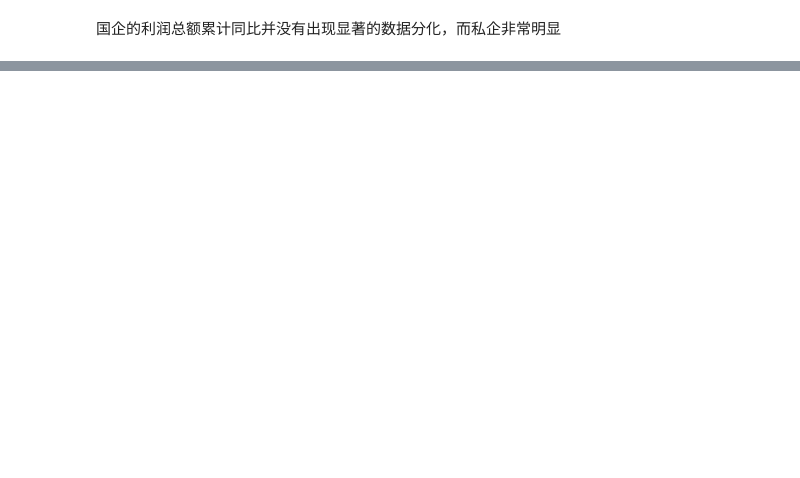
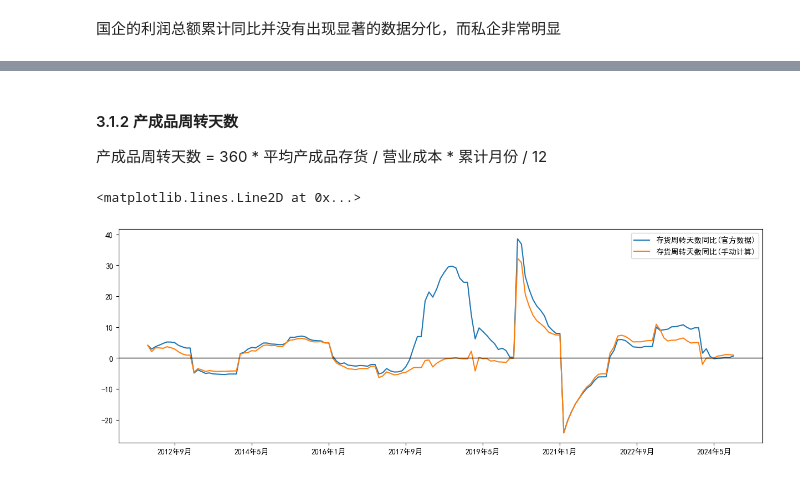
Before and after one commit to kampfer/various-data, a Jupyter notebook: src/researches/jupyter/宏观经济数据分析手册/工业企业财务数据.ipynb, the cells around one changed output, grey strips where cells are left out. Saved outputs shown, nothing was run; the diff lists cells and outputs as text; code cells hidden in the pictures; blank space fills up the shorter version.

```diff
--- a/src/researches/jupyter/宏观经济数据分析手册/工业企业财务数据.ipynb
+++ b/src/researches/jupyter/宏观经济数据分析手册/工业企业财务数据.ipynb
@@ -324,0 +359,62 @@ pd.DataFrame(
+# %% [markdown]
+#### 3.1.2 产成品周转天数
+
+产成品周转天数 = 360 * 平均产成品存货 / 营业成本 * 累计月份 / 12
+# %%
+# industryFinancialDf[
+#     [
+#         "产成品存货_本月末(亿元)",
+#         "产成品存货_增减(%)",
+#         "营业成本_累计值(亿元)",
+#         "营业成本_累计增长(%)",
+#         "主营业务成本_累计值(亿元)",
+#         "主营业务成本_累计增长(%)",
+#     ]
+# ]
+
+totalYears = math.ceil(industryFinancialDf.shape[0] / 12)
+
+qcpch = adjustSeries(
+    industryFinancialDf["产成品存货_本月末(亿元)"],
+    industryFinancialDf["产成品存货_增减(%)"] / 100 + 1
+)
+
+# 期初产成品存货=每年2月值
+qcccpch = []
+for i in range(totalYears):
+    qcccpch.append(np.nan)    # 1月没有值
+    qcccpch.extend([qcpch.loc[f'{2011+i}年2月']]*11)
+qcccpch = pd.Series(qcccpch[:industryFinancialDf.shape[0]], index=industryFinancialDf.index)
+
+# 平均产成品存货
+# 因为营业成本是从年初到当前月份的累计值，所以存货的每个初值都是当年2月值（1月没有值）
+chpjje = (qcccpch + qcpch) / 2
+
+# 营业成本
+yycb = pd.concat([
+    industryFinancialDf["主营业务成本_累计值(亿元)"].loc[:"2018年12月"].rename({"主营业务成本_累计值(亿元)": "营业成本"}),
+    industryFinancialDf["营业成本_累计值(亿元)"].loc["2019年1月":].rename({"营业成本_累计值(亿元)": "营业成本"}),
+], axis=0)
+yycbRate = pd.concat([
+    industryFinancialDf["主营业务成本_累计增长(%)"].loc[:"2018年12月"].rename({"主营业务成本_累计增长(%)": "营业成本_累计增长(%)"}),
+    industryFinancialDf["营业成本_累计增长(%)"].loc["2019年1月":].rename({"营业成本_累计增长(%)": "营业成本_累计增长(%)"}),
+], axis=0)
+# 营业成本调整后
+adjustedYycb = adjustSeries(yycb, yycbRate / 100 + 1)
+
+# 累计月数
+ljys = pd.Series(list(range(1,13,1)) * math.ceil(industryFinancialDf.shape[0] / 12))[:industryFinancialDf.shape[0]]
+ljys.index = industryFinancialDf.index
+
+# 存货周转天数
+chzzts = 360 * chpjje / yycb * ljys / 12
+adjustedChzzts = 360 * chpjje / adjustedYycb * ljys / 12
+
+pd.DataFrame({
+    "存货周转天数同比(官方数据)": chzzts.pct_change(12) * 100,
+    "存货周转天数同比(手动计算)": adjustedChzzts.pct_change(12) * 100
+}).plot(figsize=figsize)
+plt.axhline(0, color="k", linestyle="-", linewidth=1)
+# %% [output]
+<matplotlib.lines.Line2D at 0x...>
+[figure, added]
```
Also changed, not shown: parts of 19 cells of this notebook.
